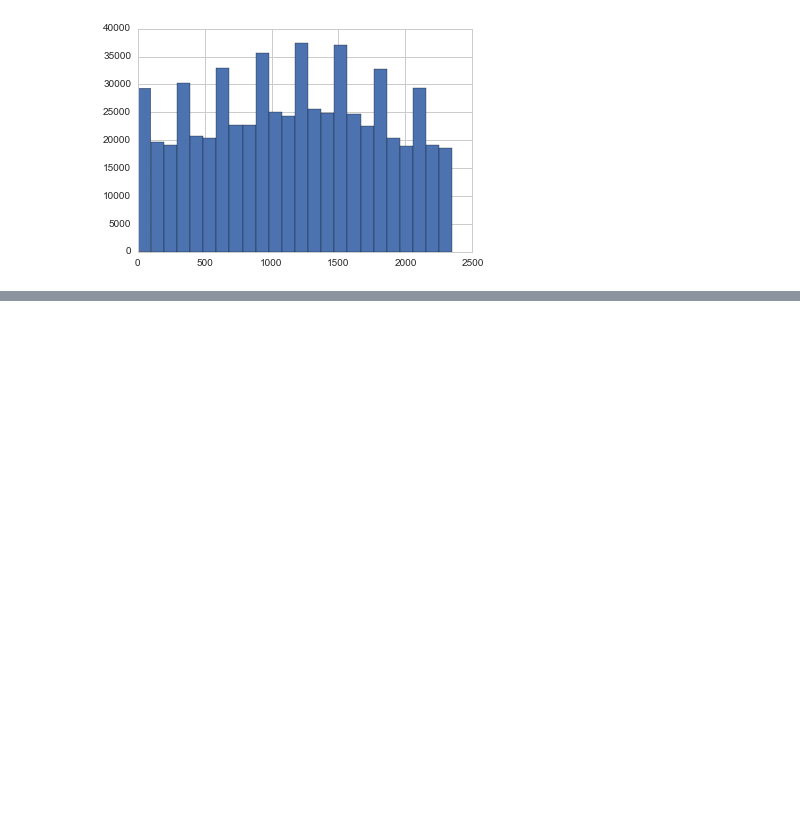
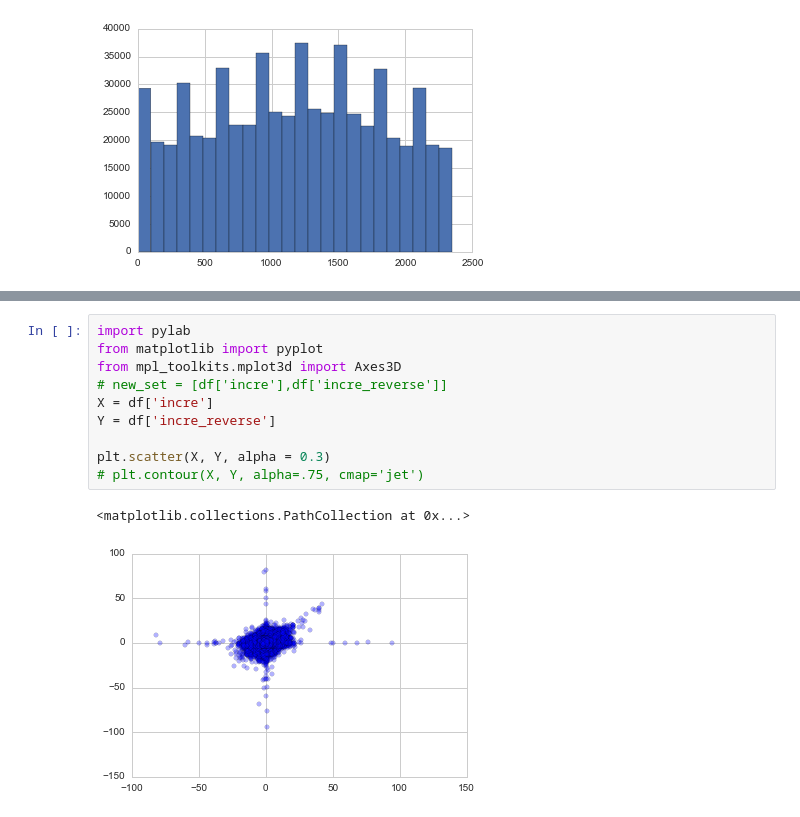
Before and after one commit to cqcn1991/Wind-Speed-Analysis, a Jupyter notebook: Rome Artifact Detection.ipynb, the cells around one changed output, grey strips where cells are left out. Cells and saved outputs as stored; diff of their text form; blank space fills up the shorter version.

```diff
--- a/Rome Artifact Detection.ipynb
+++ b/Rome Artifact Detection.ipynb
@@ -203,0 +193,13 @@ artifact
+# %%
+import pylab
+from matplotlib import pyplot
+from mpl_toolkits.mplot3d import Axes3D
+# new_set = [df['incre'],df['incre_reverse']]
+X = df['incre']
+Y = df['incre_reverse']
+
+plt.scatter(X, Y, alpha = 0.3)
+# plt.contour(X, Y, alpha=.75, cmap='jet')
+# %% [output]
+<matplotlib.collections.PathCollection at 0x...>
+[figure, added]
```
Also changed, not shown: parts of 15 cells of this notebook, 4 other files.
